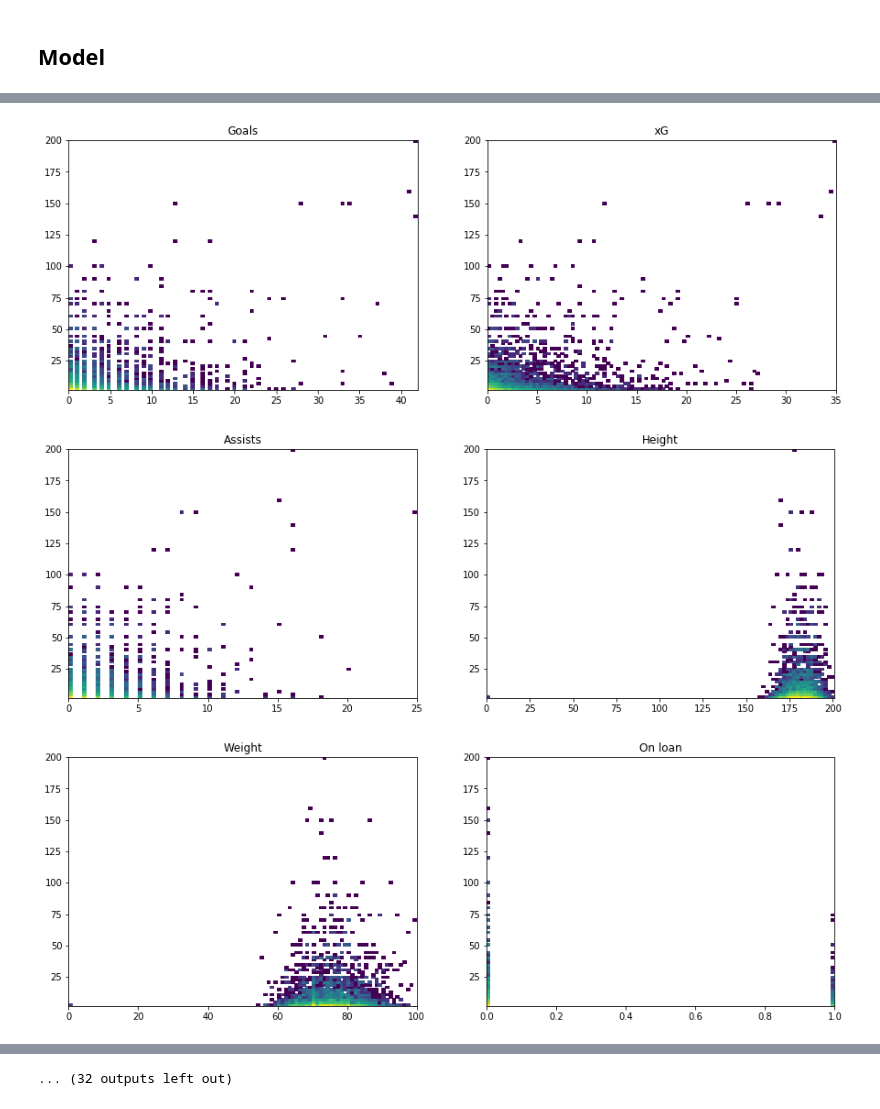
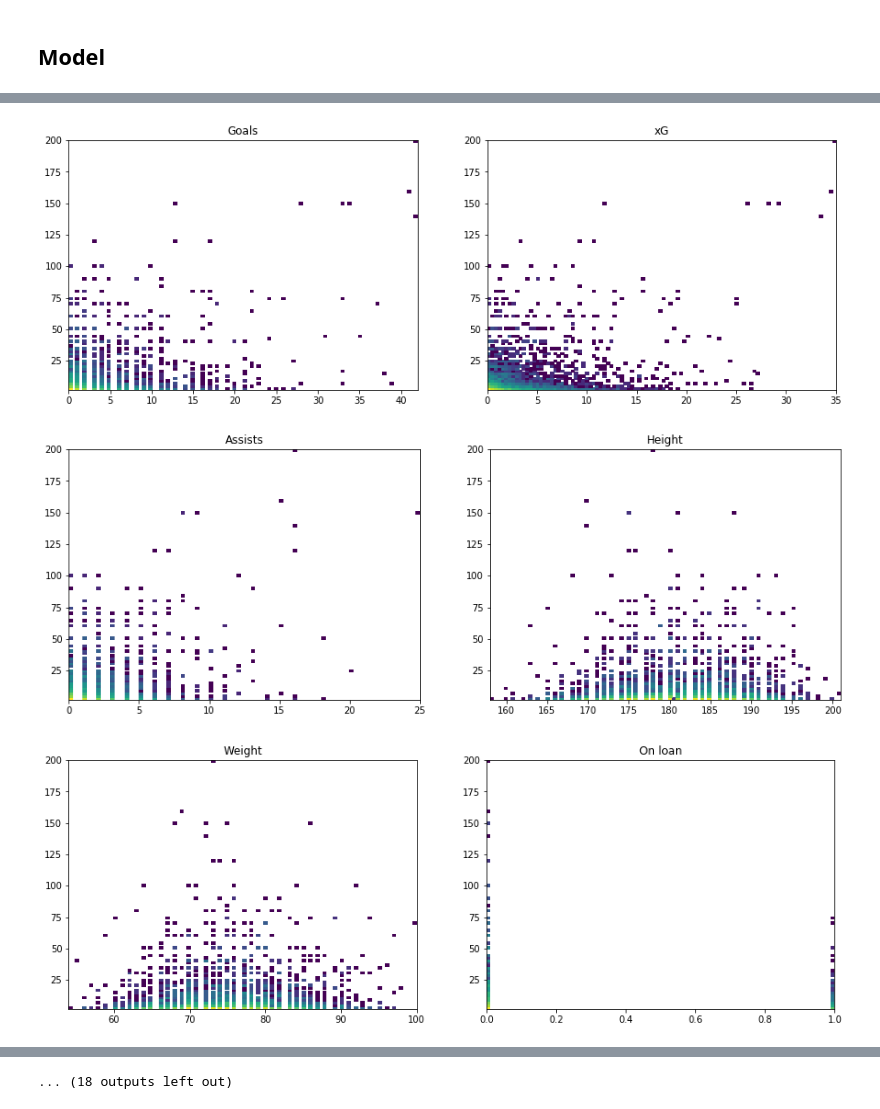
Before and after one commit to pkopka/transfermarkt, a Jupyter notebook: transfermarkt.ipynb, the cells around one changed output, grey strips where cells are left out. Cells and saved outputs as stored; diff of their text form; code cells hidden in the pictures.

```diff
--- a/transfermarkt.ipynb
+++ b/transfermarkt.ipynb
@@ -198,7 +199,7 @@ back = ['Succ. def. per 90','Def duels per 90','Def duels won %','Aerial duels p
     'Yellow cards',  #     'Yellow cards per 90',
     'Red cards',#     'Red cards per 90',
 ]
-atack = ['Succ. att. actions','Goals total',
+atack = ['Succ. att. actions',# 'Goals total',
     #     'Goals per 90',
     'Non-penalty goals',
     #     'Non-penalty goals per 90',
@@ -214,7 +215,7 @@ atack = ['Succ. att. actions','Goals total',
     'Crosses per 90','Crosses, %','Crosses from left per 90','Crosses from left, %','Crosses from right per 90',
     'Crosses from right, %','Crosses to goalie box per 90','Dribbles per 90','Dribbles succ. %','Off duels per 90',
     'Off duels won %','Touches in box per 90','Progressive runs per 90',]
-passes = ['Passes per 90','Passes acc. %','Fwd passes per 90','Fwd passes acc. %','Back passes per 90',
+passes = ['Passes per 90','Passes acc. %','Fwd passes peimport matplotlib.pyplot as pltr 90','Fwd passes acc. %','Back passes per 90',
     'Back passes acc. %','Lat passes per 90','Lat passes acc. %','Sh/m passes per 90','Sh/m passes acc. %',
     'Lng passes per 90','Lng passes acc. %','Avg pass length, m','Avg lng pass length, m',]
 key_passes = [
@@ -308,7 +309,7 @@ class NewFeatures(BaseEstimator, TransformerMixin):
         if type(date_str)!= str:
             return -1
         _date = datetime.datetime.strptime(date_str, self.date_format)
-        return ((_date - self.DATE).days / 365.0)
+        return ((_date - self.DATE).days)
 
 
     def fit(self, X, y=None):
@@ -342,6 +343,10 @@ class NewFeatures(BaseEstimator, TransformerMixin):
         for foot in ['right', 'left', 'both']:
             X['Foot_'+foot] = (X['Foot']== foot).astype(int)
 
+        X['Age'].replace(0, X['Age'].mean(), inplace=True)
+        X['Height'].replace(0, X['Height'].mean(), inplace=True)
+        X['Weight'].replace(0, X['Weight'].mean(), inplace=True)
+
         # wyrzucam niepotrzbne dane
         X.drop(['Passport country', 'Position','Team', 'Player','Birth country', 'Foot'], axis=1, inplace=True)
         self.columns = X.columns.tolist()
@@ -359,7 +364,7 @@ all_features = data.columns.tolist()
 main_transformer = Pipeline(steps=[
     ('new_fetures', NewFeatures()),
     ('inputer', SimpleImputer(strategy='median')),
-    ('standard', StandardScaler()),
+#     ('standard', StandardScaler()),
 ]
 )
 preprocessor = ColumnTransformer(
@@ -464,15 +605,14 @@ import pylab as plt
 
 i=0
 while i < len(COLUMNS):
-    if i==len(COLUMNS)-1:
-        pass
+
 
     fig, (ax1, ax2) = plt.subplots(1,2, figsize=(15,5))
 
     ax1.hist2d(numeric_data[COLUMNS[i]], target, bins=(100, 100), norm=mpl.colors.LogNorm())
     ax1.title.set_text(COLUMNS[i])
-
-    ax2.hist2d(numeric_data[COLUMNS[i+1]], target, bins=(100, 100), norm=mpl.colors.LogNorm())
-    ax2.title.set_text(COLUMNS[i+1])
+    if i+1 < len(COLUMNS):
+        ax2.hist2d(numeric_data[COLUMNS[i+1]], target, bins=(100, 100), norm=mpl.colors.LogNorm())
+        ax2.title.set_text(COLUMNS[i+1])
     i+=2
 # %% [output]
@@ -480,7 +620,7 @@ while i < len(COLUMNS):
 [figure]
 [figure]
-[figure, old version]
+[figure, new version]
-[figure, old version]
+[figure, new version]
 [figure]
 [figure]
 [figure]
@@ -488,4 +628,4 @@ while i < len(COLUMNS):
 [figure]
 [figure]
 [figure]
-... (32 outputs left out)
+... (18 outputs left out)
```
Also changed, not shown: parts of 15 cells of this notebook.
